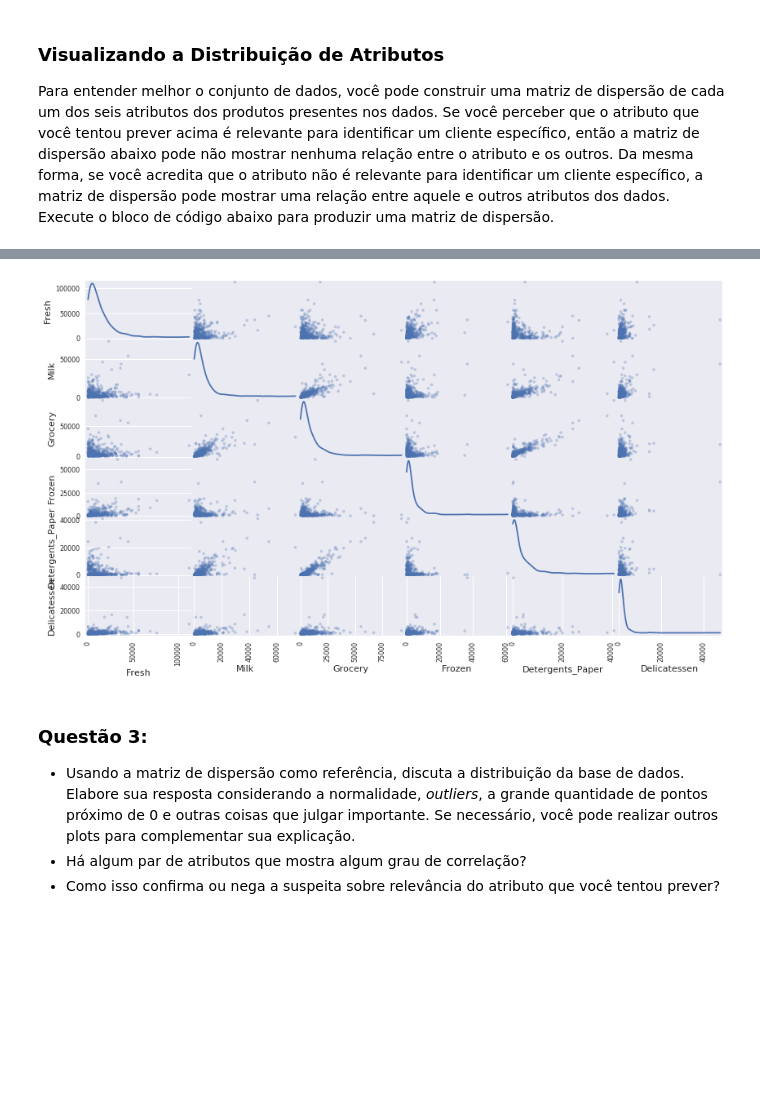
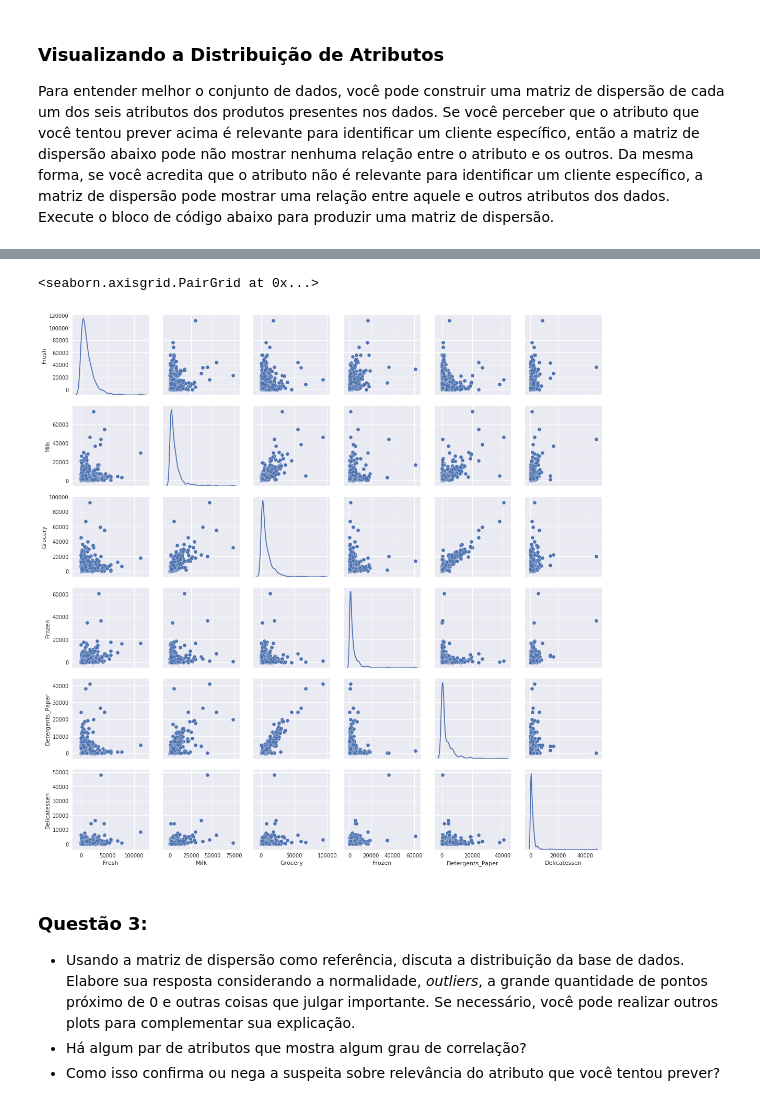
Before and after one commit to iuryt/ML, a Jupyter notebook: customer_segments/customer_segments_PT.ipynb, the cells around one changed output, grey strips where cells are left out. Cells and saved outputs as stored; diff of their text form; code cells hidden in the pictures; blank space fills up the shorter version.

```diff
--- a/customer_segments/customer_segments_PT.ipynb
+++ b/customer_segments/customer_segments_PT.ipynb
@@ -237,8 +258,10 @@ Para entender melhor o conjunto de dados, você pode construir uma matriz de dis
 # %%
 # Produza uma matriz de dispersão para cada um dos pares de atributos dos dados
-pd.scatter_matrix(data, alpha = 0.3, figsize = (14,8), diagonal = 'kde');
+# pd.plotting.scatter_matrix(data, alpha = 0.3, figsize = (14,8), diagonal = 'kde');
+sns.pairplot(data,diag_kind='kde')
 # %% [output]
+<seaborn.axisgrid.PairGrid at 0x...>
-[figure, old version]
+[figure, new version]
 # %% [markdown]
 ### Questão 3:
 
```
Also changed, not shown: parts of 24 cells of this notebook.
